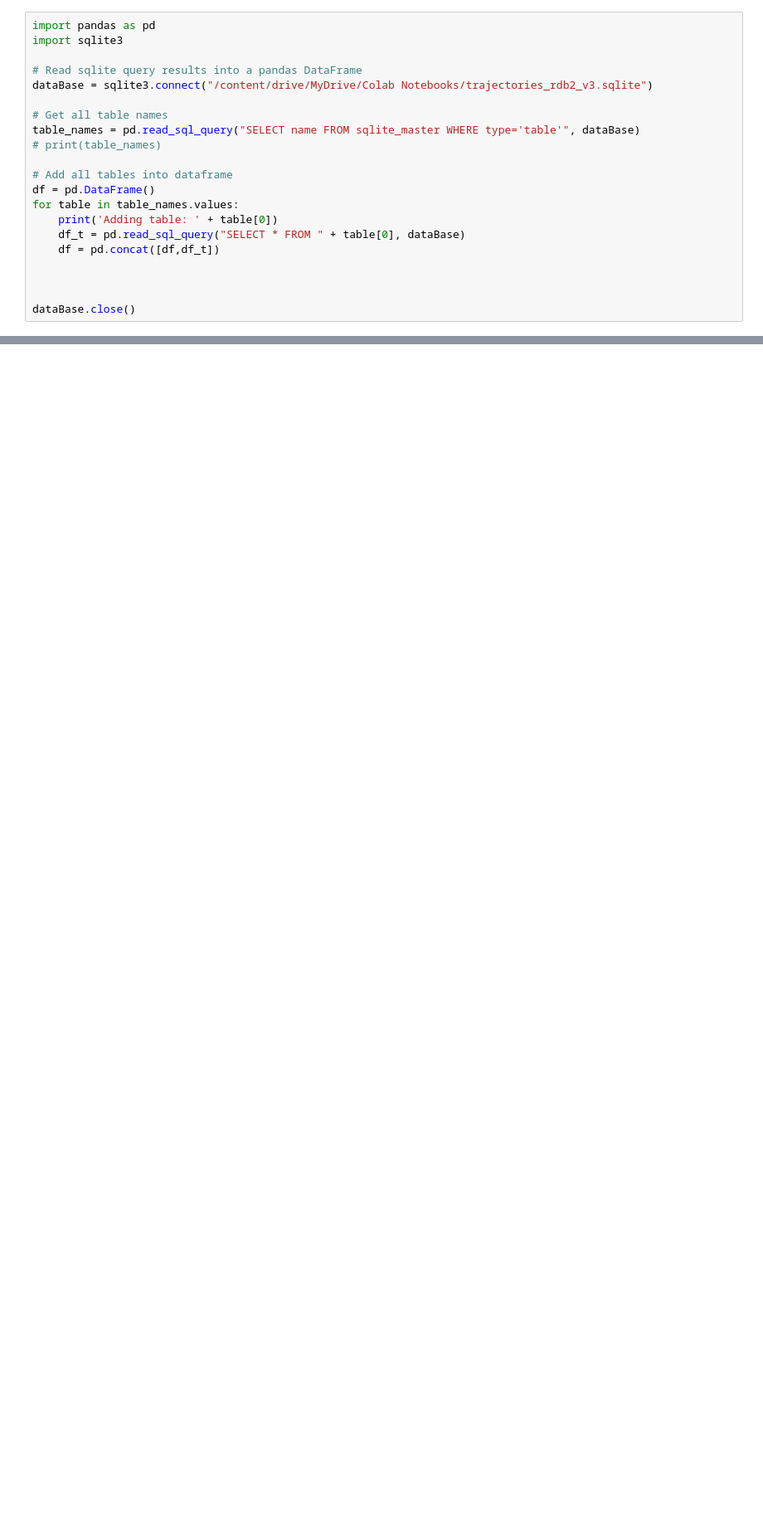
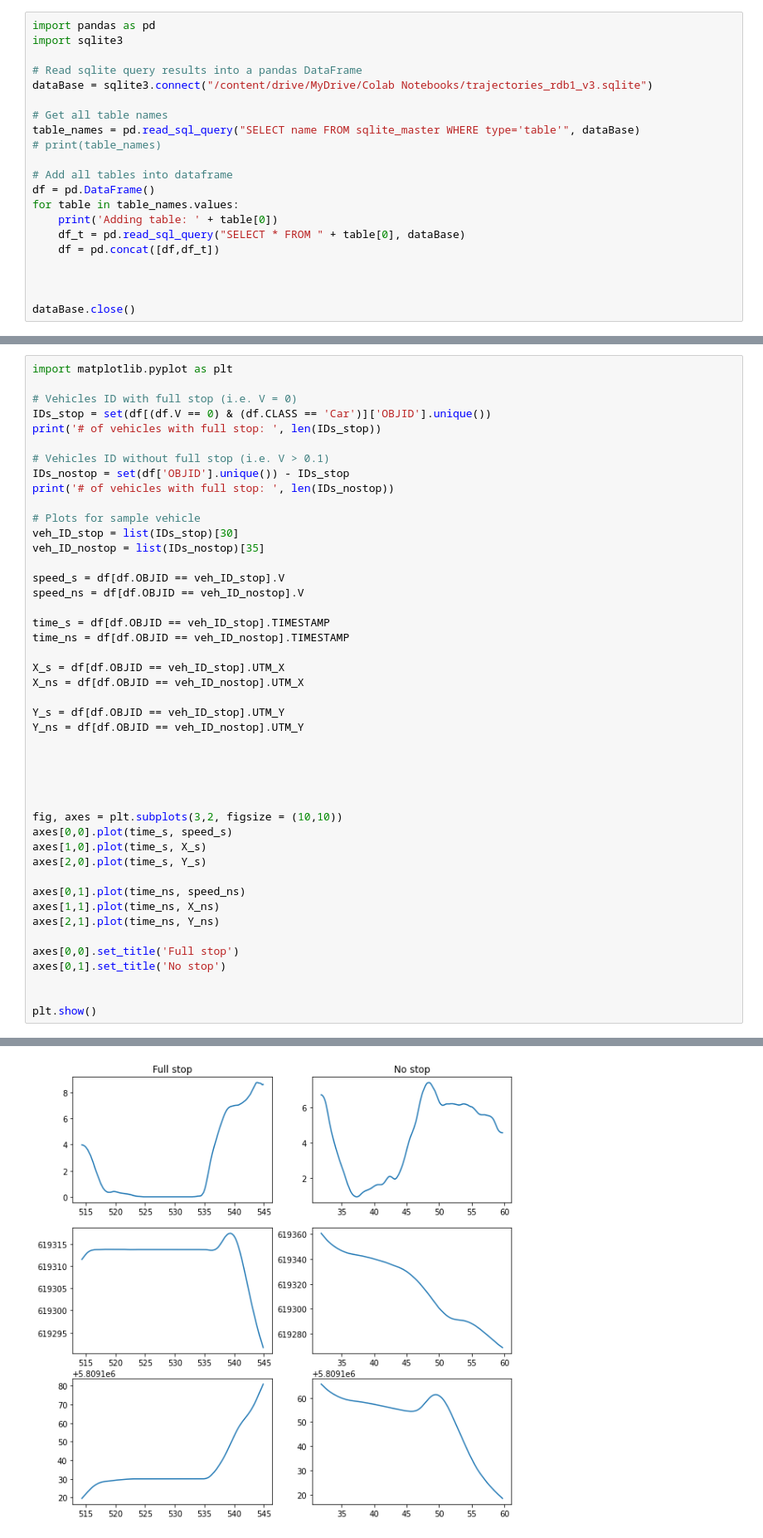
Before and after one commit to mz-zarei/TrajectoryAnalysis, a Jupyter notebook: OpenDD.ipynb, the cells around one changed output, grey strips where cells are left out. Shown: that part at 83% size. Cells and saved outputs as stored; diff of their text form; blank space fills up the shorter version.

```diff
--- a/OpenDD.ipynb
+++ b/OpenDD.ipynb
@@ -5,7 +5,7 @@ import pandas as pd
 import sqlite3
 
 # Read sqlite query results into a pandas DataFrame
-dataBase = sqlite3.connect("/content/drive/MyDrive/Colab Notebooks/trajectories_rdb2_v3.sqlite")
+dataBase = sqlite3.connect("/content/drive/MyDrive/Colab Notebooks/trajectories_rdb1_v3.sqlite")
 
 # Get all table names
 table_names = pd.read_sql_query("SELECT name FROM sqlite_master WHERE type='table'", dataBase)
@@ -61,0 +38,46 @@ IDs = list(df[(df.V == 0)]['ID'].unique())
+# %%
+import matplotlib.pyplot as plt
+
+# Vehicles ID with full stop (i.e. V = 0)
+IDs_stop = set(df[(df.V == 0) & (df.CLASS == 'Car')]['OBJID'].unique())
+print('# of vehicles with full stop: ', len(IDs_stop))
+
+# Vehicles ID without full stop (i.e. V > 0.1)
+IDs_nostop = set(df['OBJID'].unique()) - IDs_stop
+print('# of vehicles with full stop: ', len(IDs_nostop))
+
+# Plots for sample vehicle
+veh_ID_stop = list(IDs_stop)[30]
+veh_ID_nostop = list(IDs_nostop)[35]
+
+speed_s = df[df.OBJID == veh_ID_stop].V
+speed_ns = df[df.OBJID == veh_ID_nostop].V
+
+time_s = df[df.OBJID == veh_ID_stop].TIMESTAMP
+time_ns = df[df.OBJID == veh_ID_nostop].TIMESTAMP
+
+X_s = df[df.OBJID == veh_ID_stop].UTM_X
+X_ns = df[df.OBJID == veh_ID_nostop].UTM_X
+
+Y_s = df[df.OBJID == veh_ID_stop].UTM_Y
+Y_ns = df[df.OBJID == veh_ID_nostop].UTM_Y
+
+
+
+
+
+fig, axes = plt.subplots(3,2, figsize = (10,10))
+axes[0,0].plot(time_s, speed_s)
+axes[1,0].plot(time_s, X_s)
+axes[2,0].plot(time_s, Y_s)
+
+axes[0,1].plot(time_ns, speed_ns)
+axes[1,1].plot(time_ns, X_ns)
+axes[2,1].plot(time_ns, Y_ns)
+
+axes[0,0].set_title('Full stop')
+axes[0,1].set_title('No stop')
+
+
+plt.show()
+# %% [output]
@@ -61,0 +86 @@ IDs = list(df[(df.V == 0)]['ID'].unique())
+[figure, added]
```
Also changed, not shown: parts of 4 cells of this notebook.
